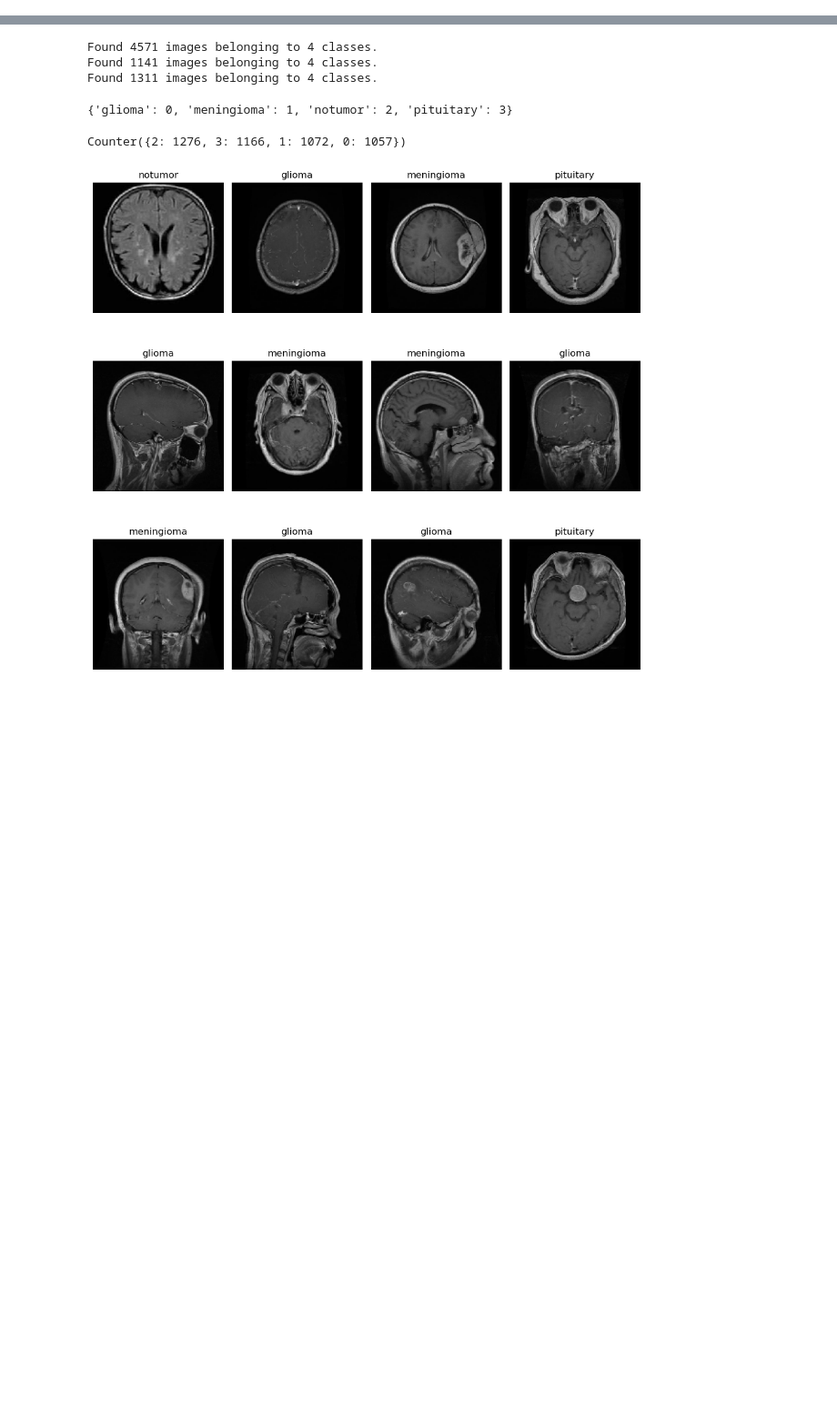
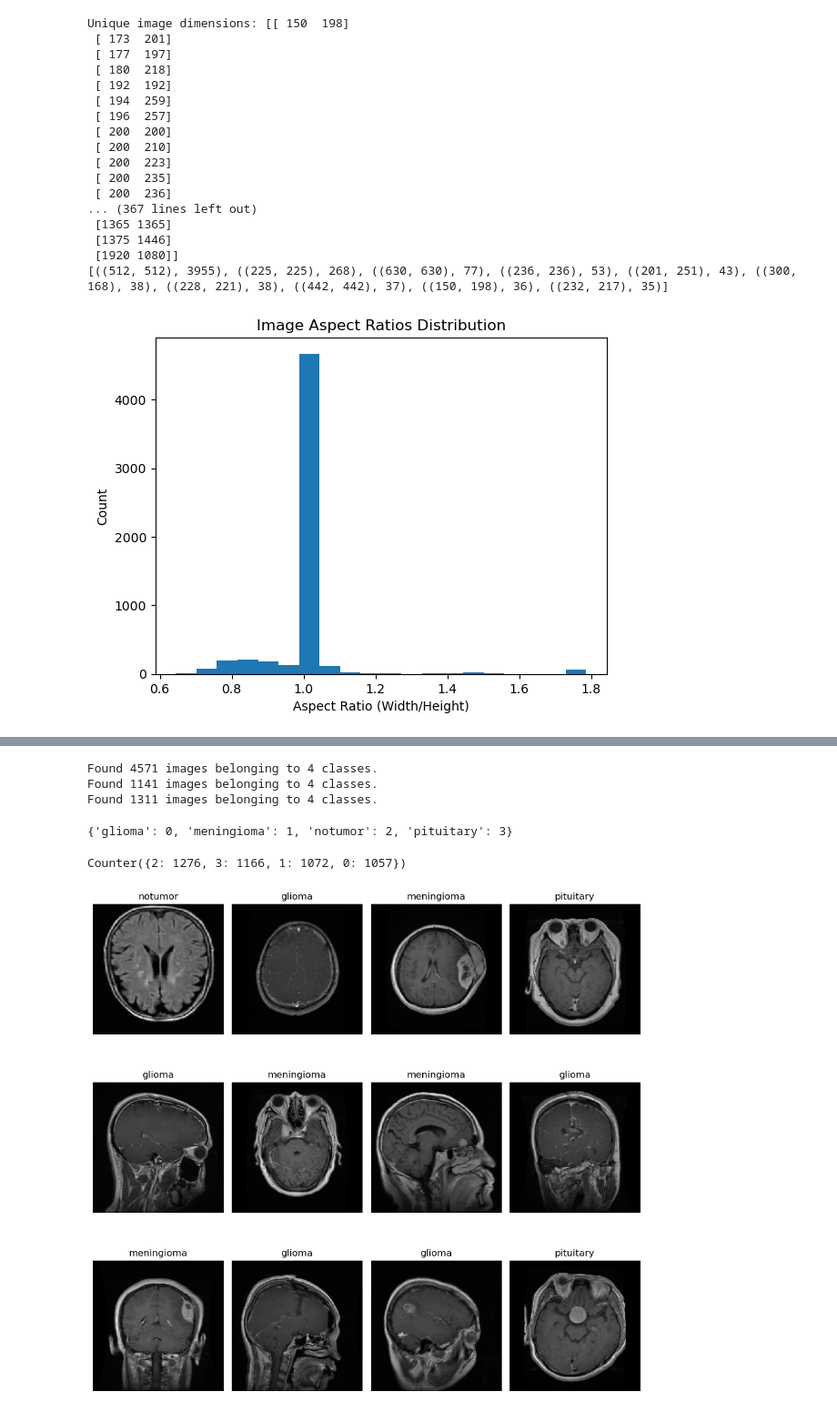
Before and after one commit to dwang917/BrainTumor_CNN, a Jupyter notebook: BrainTumorClassification.ipynb, the cells around one changed output, grey strips where cells are left out. Shown at 91% size. Saved outputs shown, nothing was run; the diff lists cells and outputs as text; code cells hidden in the pictures; blank space fills up the shorter version.

```diff
--- a/BrainTumorClassification.ipynb
+++ b/BrainTumorClassification.ipynb
@@ -15,0 +36,46 @@ test_dir = './Testing'
+# %%
+from PIL import Image
+
+image_dims = []
+for class_name in class_names:
+    class_folder = os.path.join(train_dir, class_name)
+    for img_name in os.listdir(class_folder):
+        img_path = os.path.join(class_folder, img_name)
+        img = Image.open(img_path)
+        image_dims.append(img.size)
+
+image_dims = np.array(image_dims)
+print(f"Unique image dimensions: {np.unique(image_dims, axis=0)}")
+print(value_counts := Counter([tuple(dim) for dim in image_dims]).most_common(10))
+
+aspect_ratios = image_dims[:, 0] / image_dims[:, 1]
+plt.hist(aspect_ratios, bins=20)
+plt.title('Image Aspect Ratios Distribution')
+plt.xlabel('Aspect Ratio (Width/Height)')
+plt.ylabel('Count')
+plt.show()
+
+plt.hist(image_dims[:, 0], bins=20)
+plt.title('Image Width Distribution')
+plt.xlabel('Width')
+plt.ylabel('Count')
+plt.show()
+# %% [output]
+Unique image dimensions: [[ 150  198]
+ [ 173  201]
+ [ 177  197]
+ [ 180  218]
+ [ 192  192]
+ [ 194  259]
+ [ 196  257]
+ [ 200  200]
+ [ 200  210]
+ [ 200  223]
+ [ 200  235]
+ [ 200  236]
+... (367 lines left out)
+ [1365 1365]
+ [1375 1446]
+ [1920 1080]]
+[((512, 512), 3955), ((225, 225), 268), ((630, 630), 77), ((236, 236), 53), ((201, 251), 43), ((300, 168), 38), ((228, 221), 38), ((442, 442), 37), ((150, 198), 36), ((232, 217), 35)]
+[figure, added]
```
Also changed, not shown: parts of 4 cells of this notebook.
